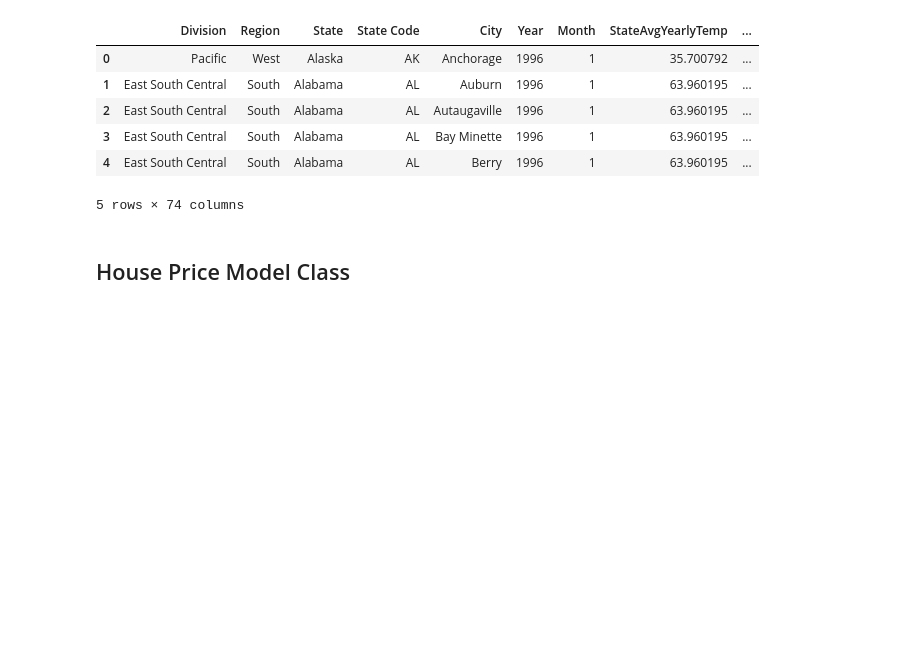
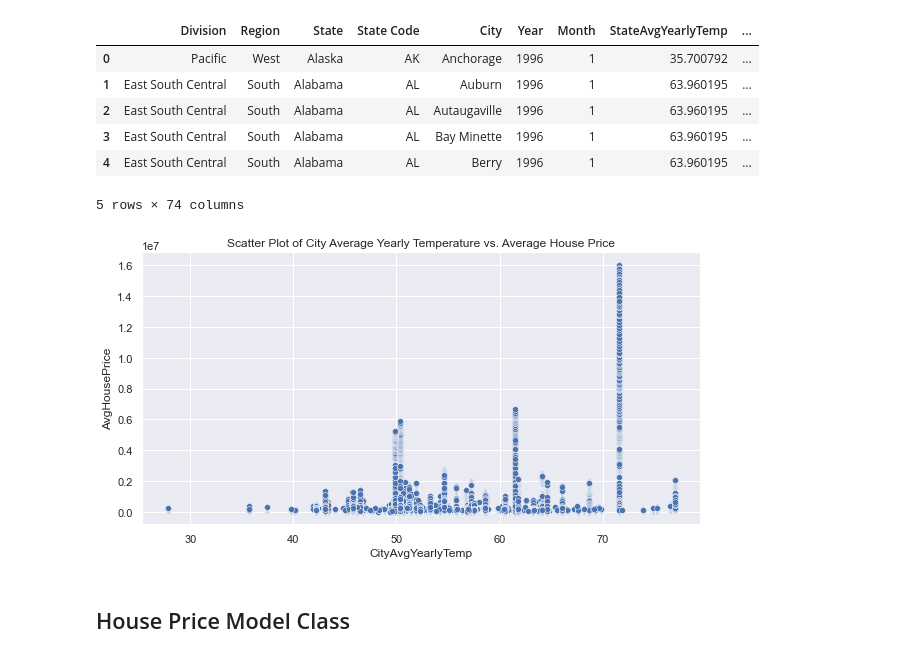
Before and after one commit to rmoreira/csce-5214-project-2, a Jupyter notebook: model.ipynb, the cells around one changed output. Cells and saved outputs as stored; diff of their text form; code cells hidden in the pictures; blank space fills up the shorter version.

```diff
--- a/model.ipynb
+++ b/model.ipynb
@@ -27,6 +28,14 @@ df_data.head()
 | 3 | East South Central | South | Alabama | AL | Bay Minette | 1996 | 1 | 63.960195 | ... |
 | 4 | East South Central | South | Alabama | AL | Berry | 1996 | 1 | 63.960195 | ... |
 5 rows × 74 columns
+# %%
+# scatter plot of CityAvgYearlyTemp and AvgHousePrice
+plt.figure(figsize=(10,5))
+sns.scatterplot(data=df_data[['CityAvgYearlyTemp', 'AvgHousePrice']], x="CityAvgYearlyTemp", y="AvgHousePrice")
+plt.title('Scatter Plot of City Average Yearly Temperature vs. Average House Price')
+plt.show()
+# %% [output]
+[figure, added]
 # %% [markdown]
 ## House Price Model Class
 # %%
```
Also changed, not shown: parts of 4 cells of this notebook.
